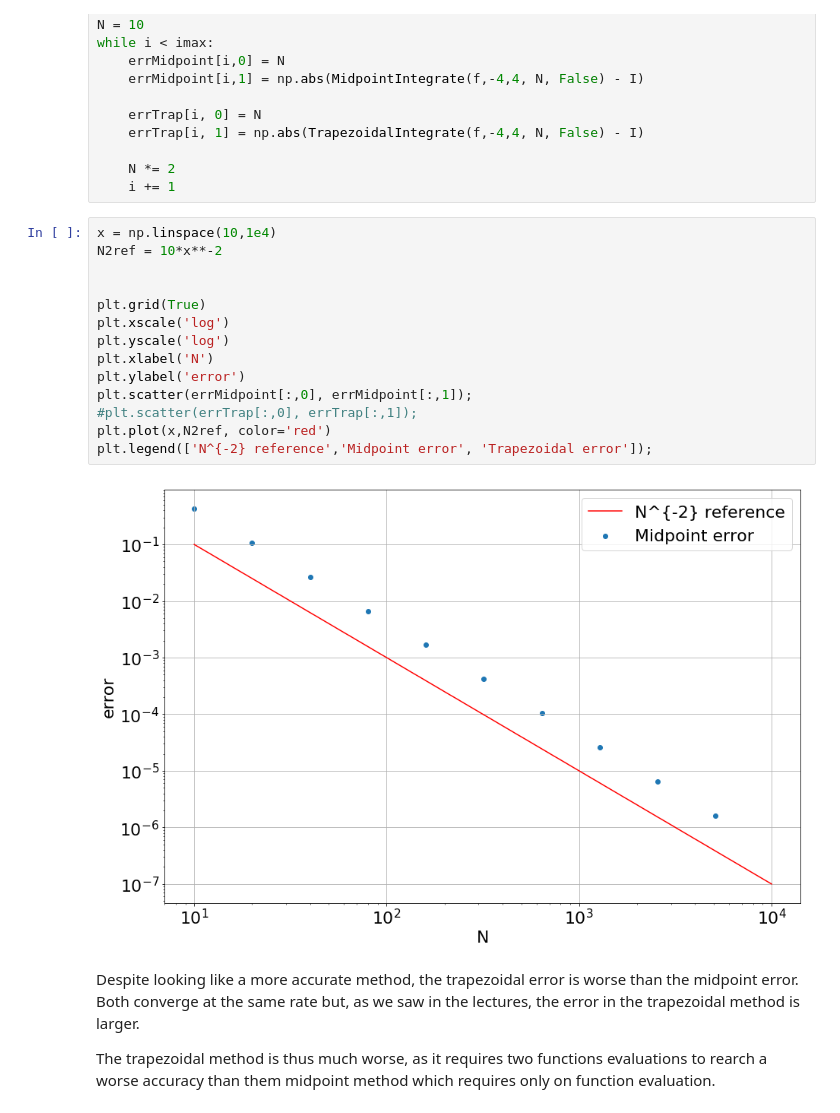
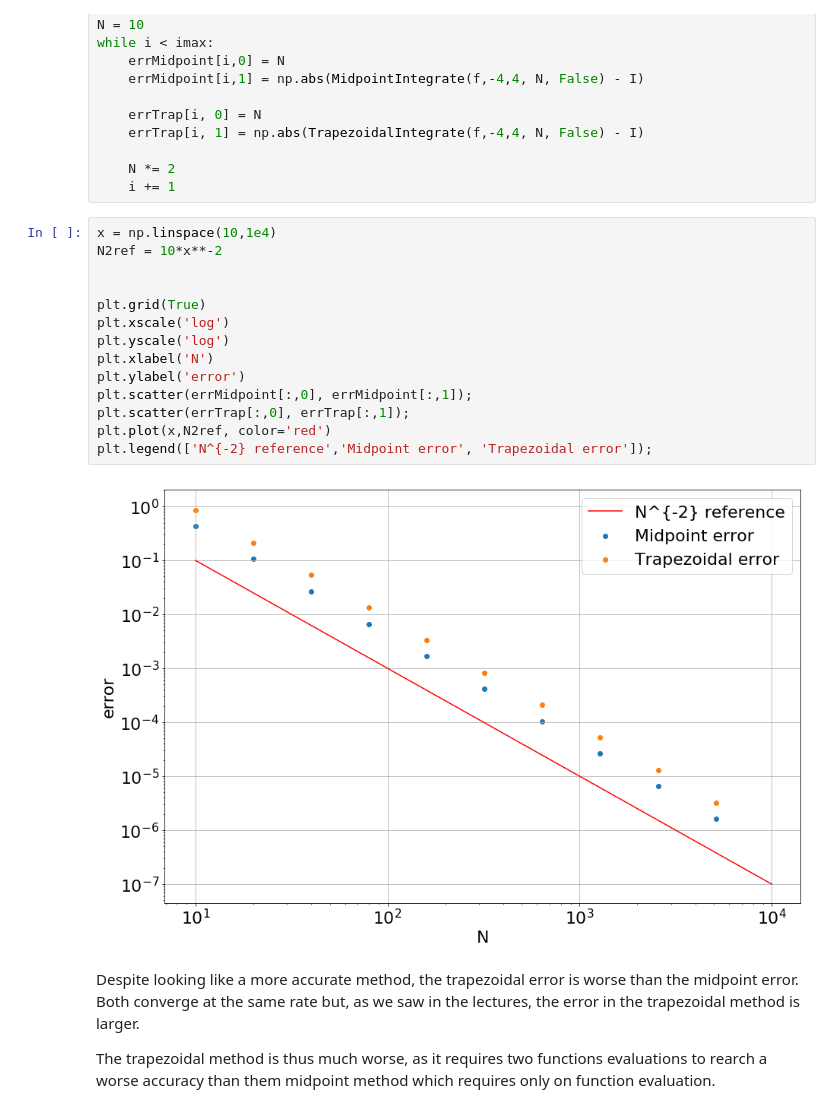
Before and after one commit to nielsw2/ACM20030-Examples, a Jupyter notebook: NumericalIntegration/MidpointAndTrapezoidalIntegration.ipynb, the cells around one changed output. Saved outputs shown, nothing was run; the diff lists cells and outputs as text.

```diff
--- a/NumericalIntegration/MidpointAndTrapezoidalIntegration.ipynb
+++ b/NumericalIntegration/MidpointAndTrapezoidalIntegration.ipynb
@@ -119,19 +119,19 @@ while i < imax:
 # %%
 x = np.linspace(10,1e4)
 N2ref = 10*x**-2
 
 
 plt.grid(True)
 plt.xscale('log')
 plt.yscale('log')
 plt.xlabel('N')
 plt.ylabel('error')
 plt.scatter(errMidpoint[:,0], errMidpoint[:,1]);
-#plt.scatter(errTrap[:,0], errTrap[:,1]);
+plt.scatter(errTrap[:,0], errTrap[:,1]);
 plt.plot(x,N2ref, color='red')
 plt.legend(['N^{-2} reference','Midpoint error', 'Trapezoidal error']);
 # %% [output]
-[figure, old version]
+[figure, new version]
 # %% [markdown]
 Despite looking like a more accurate method, the trapezoidal error is worse than the midpoint error. Both converge at the same rate but, as we saw in the lectures, the error in the trapezoidal method is larger.
 
```
Also changed, not shown: 4 other files.
